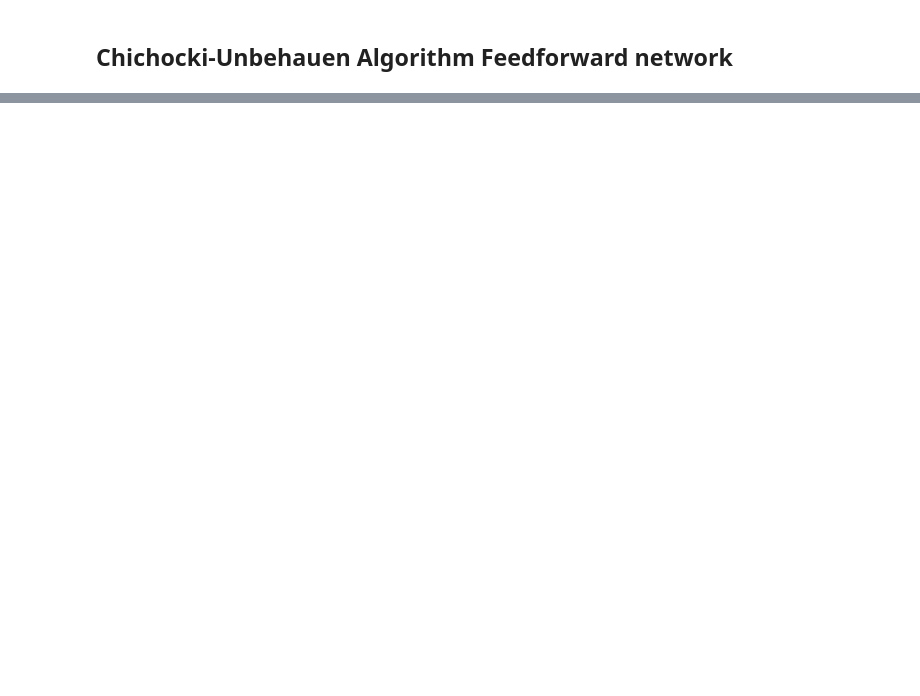
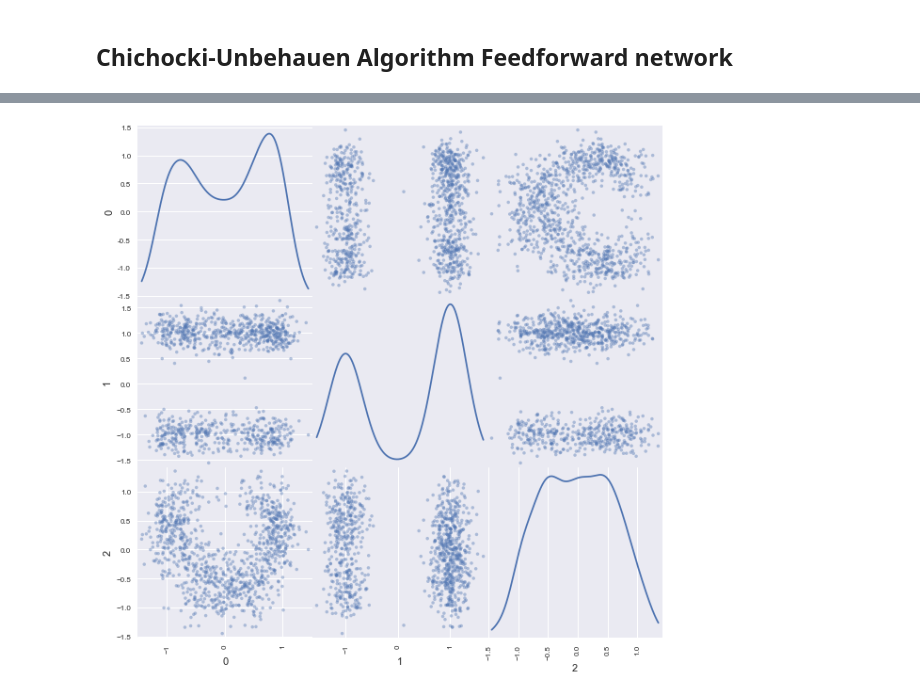
Before and after one commit to crucis/ICA, a Jupyter notebook: Exercicio 10 - 1000.ipynb, the cells around one changed output, grey strips where cells are left out. Saved outputs shown, nothing was run; the diff lists cells and outputs as text; code cells hidden in the pictures; blank space fills up the shorter version.

Commit message:
Ended updating all files and created 3 functions to compare sources and estimations

```diff
--- a/Exercicio 10 - 1000.ipynb
+++ b/Exercicio 10 - 1000.ipynb
@@ -147,0 +177,6 @@ for i, y in enumerate(yFeedforward):
+# %%
+filePathSource = 'https://raw.githubusercontent.com/micaelverissimo/ICA/master/Mixture_keys/TenthSource1000Stats.txt'
+distDataFrameSources = pd.read_table(filePathSource, delimiter = '\s+', header = None)
+mixtures = distDataFrame.values
+print(distDataFrame.shape)
+distDataFrame.T.head()
@@ -147,0 +191,5 @@ for i, y in enumerate(yFeedforward):
+# %%
+scatter_matrix(distDataFrameSources.T, alpha=0.4, diagonal = 'kde', figsize = (10,10))
+plt.show()
+# %% [output]
+[figure, added]
```
Also changed, not shown: parts of 24 cells of this notebook, 7 other files.
